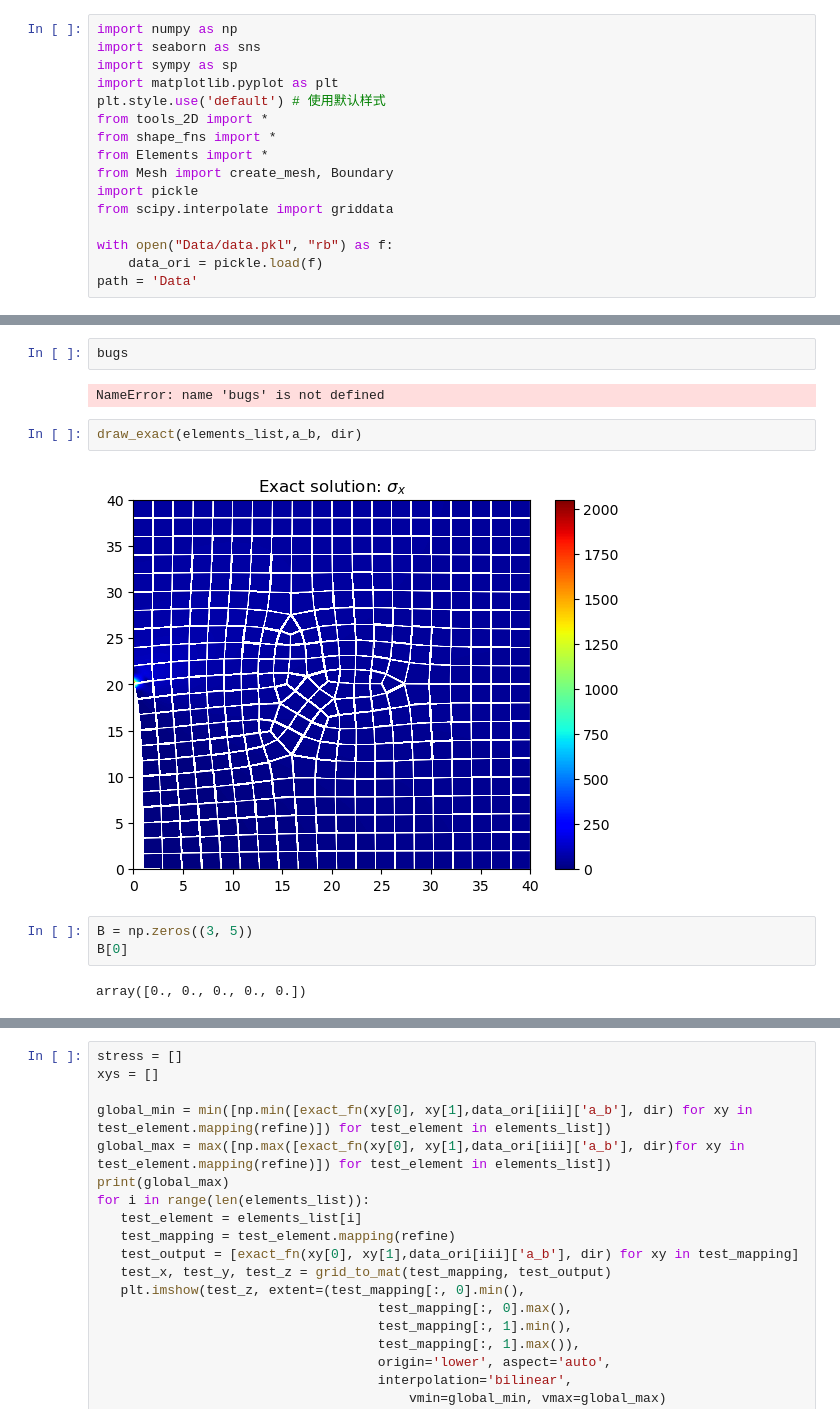
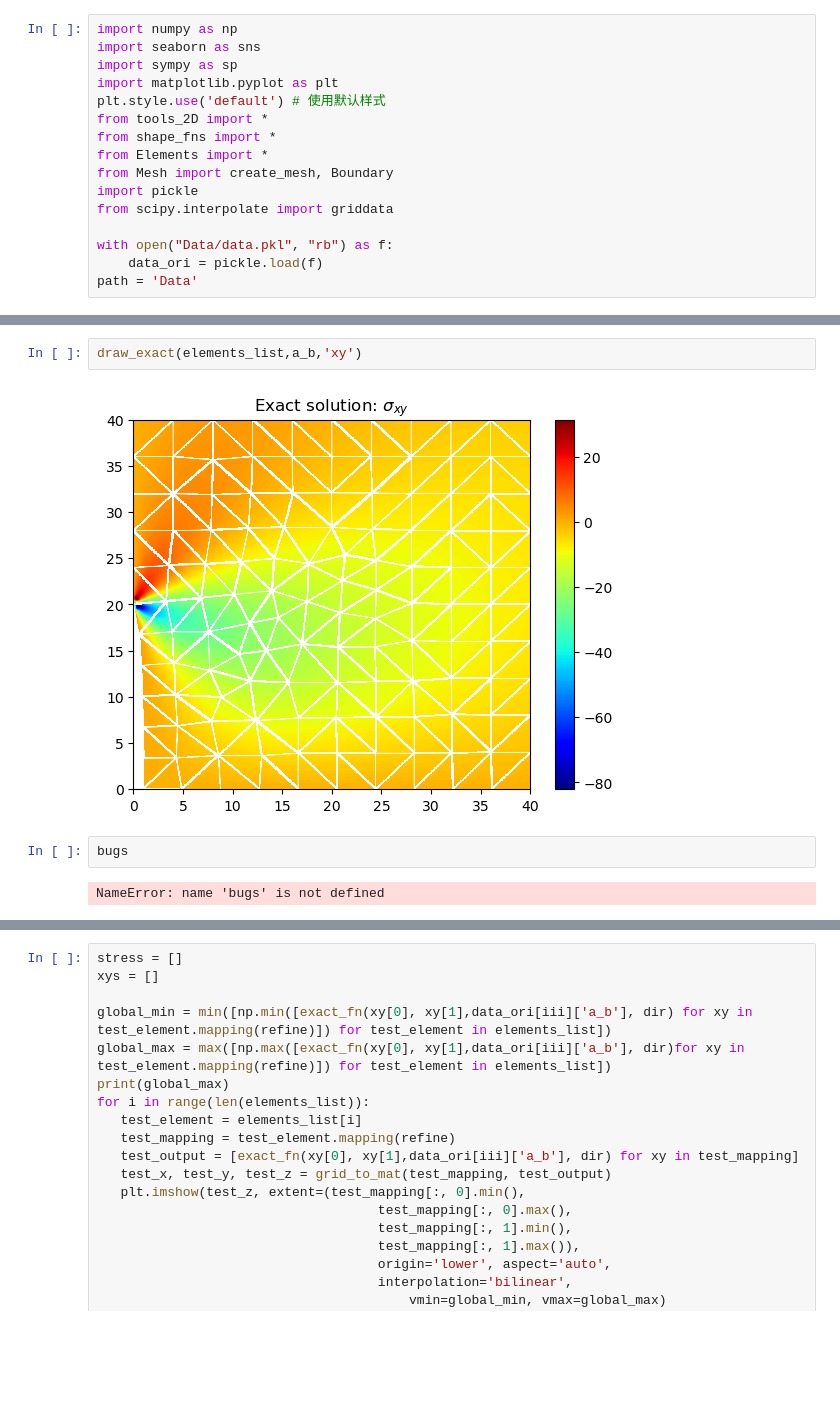
Before and after one commit to Xiaosen9807/Advanced-Finite-Element-Methods, a Jupyter notebook: FEM_2D/Main.ipynb, the cells around one changed output, grey strips where cells are left out. Drawn from its saved outputs; the diff is of its cells as text; blank space fills up the shorter version.

```diff
--- a/FEM_2D/Main.ipynb
+++ b/FEM_2D/Main.ipynb
@@ -116,13 +134,8 @@ No artists with labels found to put in legend.  Note that artists whose label st
+# %%
+draw_exact(elements_list,a_b,'xy')
+# %% [output]
+[figure, added]
 # %%
 bugs
 # %% [output]
 NameError: name 'bugs' is not defined
-# %%
-draw_exact(elements_list,a_b, dir)
-# %% [output]
-[figure, removed]
-# %%
-B = np.zeros((3, 5))
-B[0]
-# %% [output]
-array([0., 0., 0., 0., 0.])
```
Also changed, not shown: parts of 9 cells of this notebook, 6 other files.
